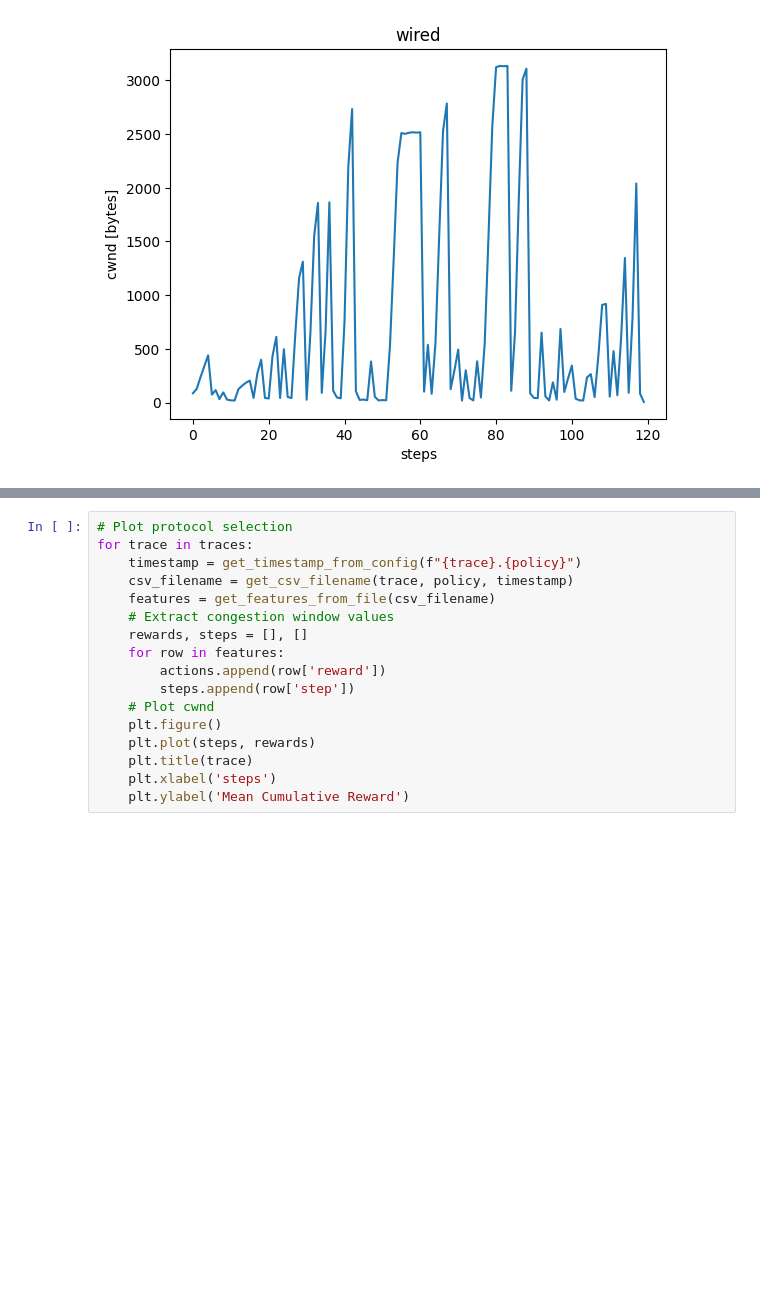
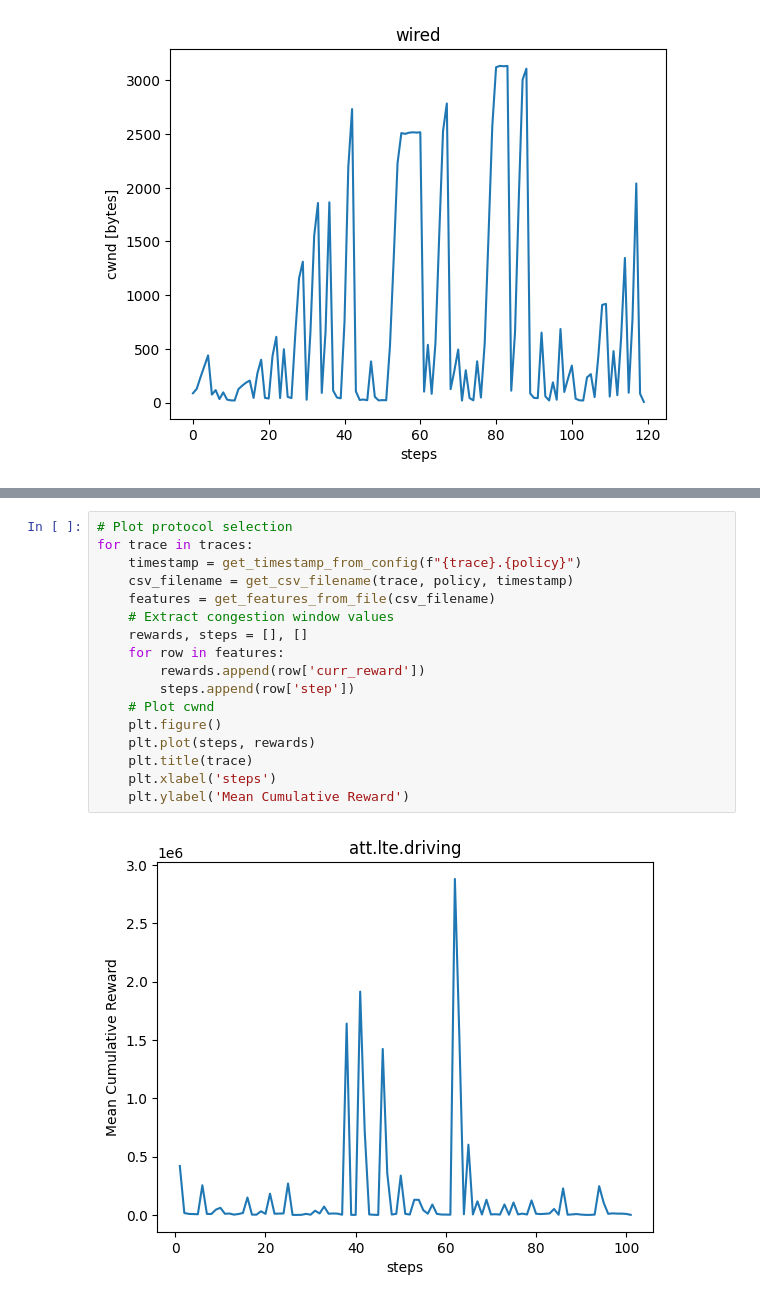
Before and after one commit to lorepap/mutant, a Jupyter notebook: analysis/notebook/mimic_kernel_features_analysis.ipynb, the cells around one changed output, grey strips where cells are left out. Cells and saved outputs as stored; diff of their text form; blank space fills up the shorter version.

```diff
--- a/analysis/notebook/mimic_kernel_features_analysis.ipynb
+++ b/analysis/notebook/mimic_kernel_features_analysis.ipynb
@@ -171,17 +202,19 @@ for trace in traces:
 # %%
 # Plot protocol selection
 for trace in traces:
     timestamp = get_timestamp_from_config(f"{trace}.{policy}")
     csv_filename = get_csv_filename(trace, policy, timestamp)
     features = get_features_from_file(csv_filename)
     # Extract congestion window values
     rewards, steps = [], []
     for row in features:
-        actions.append(row['reward'])
+        rewards.append(row['curr_reward'])
         steps.append(row['step'])
     # Plot cwnd
     plt.figure()
     plt.plot(steps, rewards)
     plt.title(trace)
     plt.xlabel('steps')
     plt.ylabel('Mean Cumulative Reward')
+# %% [output]
+[figure, added]
```
Also changed, not shown: parts of 5 cells of this notebook, 24 other files.
